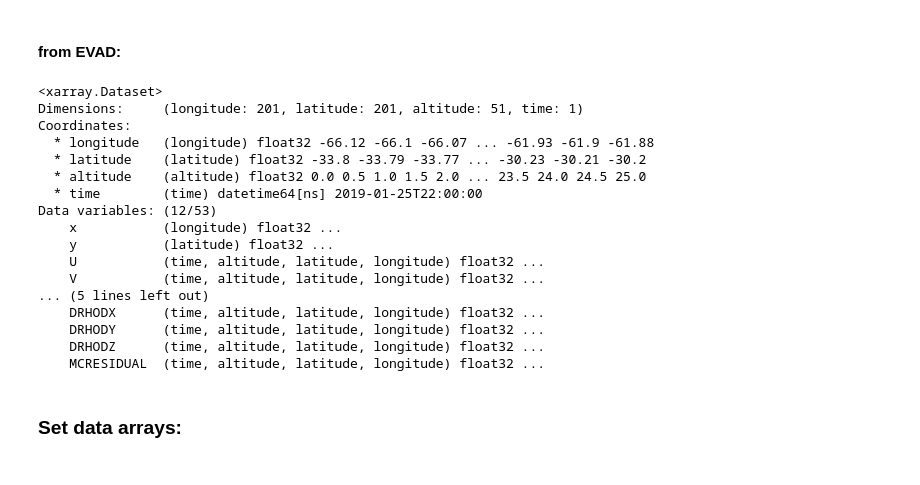
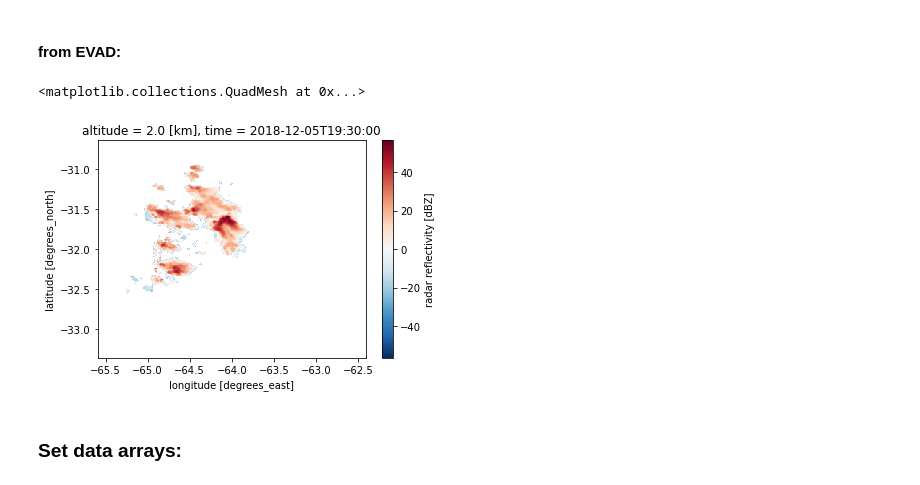
Before and after one commit to yuhungjui/CACTI_Radar_Analysis, a Jupyter notebook: radar_analysis_Map_DDarea_plot.ipynb, the cells around one changed output. Drawn from its saved outputs; the diff is of its cells as text; code cells hidden in the pictures.

Commit message:
update map plot ipynb

```diff
--- a/radar_analysis_Map_DDarea_plot.ipynb
+++ b/radar_analysis_Map_DDarea_plot.ipynb
@@ -135,23 +141,3 @@ ds_radar = xr.open_dataset(data_path_full)
 #### from EVAD:
 # %%
 # ds_radar = xr.open_dataset('/home/hyu/2scratch2/DATA_DOE_CACTI_cases/test_EVAD/output/20190125/profile.20190125_180003.CSAPR2.nc')
-# %%
-ds_radar
-# %% [output]
-<xarray.Dataset>
-Dimensions:     (longitude: 201, latitude: 201, altitude: 51, time: 1)
-Coordinates:
-  * longitude   (longitude) float32 -66.12 -66.1 -66.07 ... -61.93 -61.9 -61.88
-  * latitude    (latitude) float32 -33.8 -33.79 -33.77 ... -30.23 -30.21 -30.2
-  * altitude    (altitude) float32 0.0 0.5 1.0 1.5 2.0 ... 23.5 24.0 24.5 25.0
-  * time        (time) datetime64[ns] 2019-01-25T22:00:00
-Data variables: (12/53)
-    x           (longitude) float32 ...
-    y           (latitude) float32 ...
-    U           (time, altitude, latitude, longitude) float32 ...
-    V           (time, altitude, latitude, longitude) float32 ...
-... (5 lines left out)
-    DRHODX      (time, altitude, latitude, longitude) float32 ...
-    DRHODY      (time, altitude, latitude, longitude) float32 ...
-    DRHODZ      (time, altitude, latitude, longitude) float32 ...
-    MCRESIDUAL  (time, altitude, latitude, longitude) float32 ...
@@ -158,3 +146,8 @@ Data variables: (12/53)
+# %%
+ds_radar.DBZ.sel(altitude=2.0).plot()
+# %% [output]
+<matplotlib.collections.QuadMesh at 0x...>
+[figure, added]
 # %% [markdown]
 ### Set data arrays:
 # %% [markdown]
```
Also changed, not shown: parts of 26 cells of this notebook, 21 other files.
